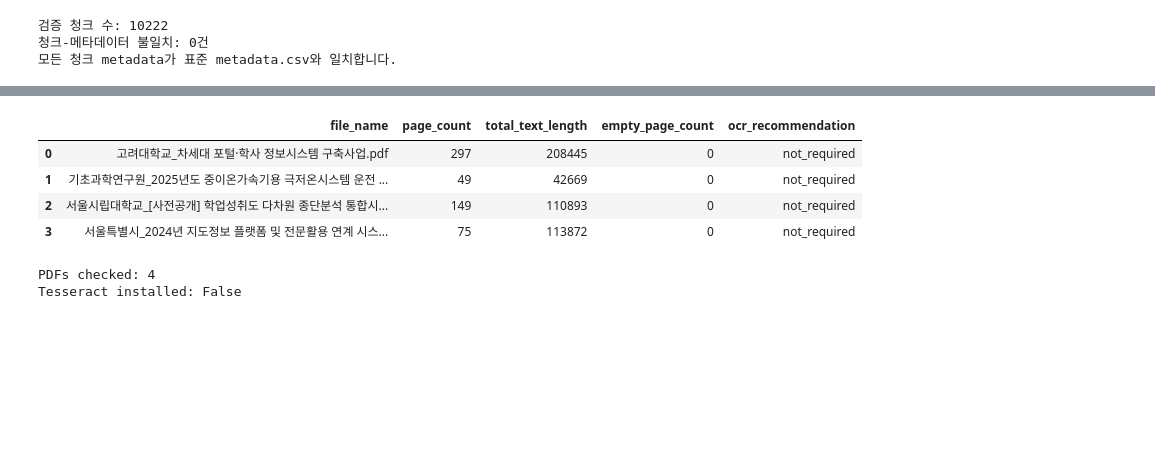
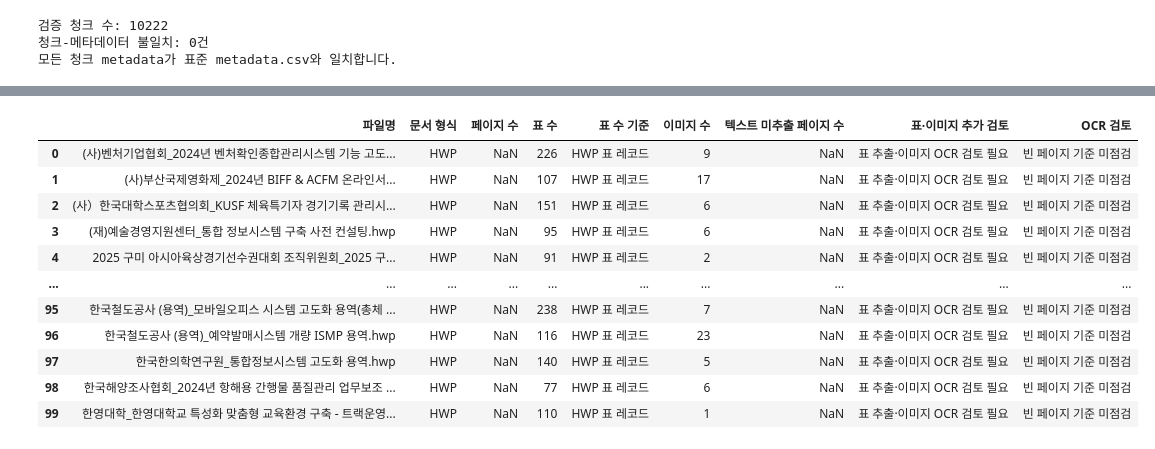
Before and after one commit to tjgh8167/sprint-ai-mid-project_team3, a Jupyter notebook: notebook/01_parser_chunker_test.ipynb, the cells around one changed output, grey strips where cells are left out. Drawn from its saved outputs; the diff is of its cells as text; code cells hidden in the pictures; blank space fills up the shorter version.

```diff
--- a/notebook/01_parser_chunker_test.ipynb
+++ b/notebook/01_parser_chunker_test.ipynb
@@ -172,13 +176,60 @@ Check each PDF for empty pages after normal text extraction. Empty pages are tre
 # %%
 import shutil
 
-from src.parser_chunker import inspect_pdf_text_extraction
+from src.parser_chunker import inspect_document_visual_content
 
-pdf_reports = [inspect_pdf_text_extraction(path) for path in sorted(raw_documents_path.glob('*.pdf'))]
-ocr_result = pd.DataFrame(pdf_reports)
-result_columns = ['file_name', 'page_count', 'total_text_length', 'empty_page_count', 'ocr_recommendation']
-display(ocr_result[result_columns])
+visual_reports = [
+    inspect_document_visual_content(path)
+    for path in sorted(raw_documents_path.iterdir())
+    if path.suffix.lower() in {'.pdf', '.hwp'}
+]
+visual_result = pd.DataFrame(visual_reports)
 
-print(f"PDFs checked: {len(ocr_result)}")
-print(f"Tesseract installed: {shutil.which('tesseract') is not None}")
+visual_display = visual_result[
+    [
+        'file_name',
+        'document_type',
+        'page_count',
+        'table_count',
+        'table_count_basis',
+        'image_count',
+        'empty_page_count',
+        'visual_content_recommendation',
+        'ocr_recommendation',
+    ]
+].copy()
+visual_display.columns = [
+    '파일명',
+    '문서 형식',
+    '페이지 수',
+    '표 수',
+    '표 수 기준',
+    '이미지 수',
+    '텍스트 미추출 페이지 수',
+    '표·이미지 추가 검토',
+    'OCR 검토',
+]
+visual_display['문서 형식'] = visual_display['문서 형식'].map({'pdf': 'PDF', 'hwp': 'HWP'})
+visual_display['표 수 기준'] = visual_display['표 수 기준'].map({
+    'pdf_table_candidate': 'PDF 표 후보',
+    'hwp_table_record': 'HWP 표 레코드',
+})
+visual_display['표·이미지 추가 검토'] = visual_display['표·이미지 추가 검토'].map({
+    'not_required': '추가 검토 불필요',
+    'table_extraction_review_required': '표 추출 검토 필요',
+    'image_ocr_review_required': '이미지 OCR 검토 필요',
+    'table_and_image_review_required': '표 추출·이미지 OCR 검토 필요',
+})
+visual_display['OCR 검토'] = visual_display['OCR 검토'].map({
+    'not_checked': '빈 페이지 기준 미점검',
+    'not_required': 'OCR 불필요',
+    'review_required': '추가 검토 필요',
+    'ocr_required': 'OCR 적용 검토 필요',
+})
+display(visual_display)
+
+print(f'확인한 문서 수: {len(visual_result)}개')
+print(f'PDF 수: {(visual_result["document_type"] == "pdf").sum()}개')
+print(f'HWP 수: {(visual_result["document_type"] == "hwp").sum()}개')
+print(f'Tesseract 설치 여부: {"설치됨" if shutil.which("tesseract") else "설치되지 않음"}')
 # %% [output]
@@ -185,7 +240,12 @@ print(f"Tesseract installed: {shutil.which('tesseract') is not None}")
-|  | file_name | page_count | total_text_length | empty_page_count | ocr_recommendation |
-| 0 | 고려대학교_차세대 포털·학사 정보시스템 구축사업.pdf | 297 | 208445 | 0 | not_required |
-| 1 | 기초과학연구원_2025년도 중이온가속기용 극저온시스템 운전 ... | 49 | 42669 | 0 | not_required |
-| 2 | 서울시립대학교_[사전공개] 학업성취도 다차원 종단분석 통합시... | 149 | 110893 | 0 | not_required |
-| 3 | 서울특별시_2024년 지도정보 플랫폼 및 전문활용 연계 시스... | 75 | 113872 | 0 | not_required |
+|  | 파일명 | 문서 형식 | 페이지 수 | 표 수 | 표 수 기준 | 이미지 수 | 텍스트 미추출 페이지 수 | 표·이미지 추가 검토 | OCR 검토 |
+| 0 | (사)벤처기업협회_2024년 벤처확인종합관리시스템 기능 고도... | HWP | NaN | 226 | HWP 표 레코드 | 9 | NaN | 표 추출·이미지 OCR 검토 필요 | 빈 페이지 기준 미점검 |
+| 1 | (사)부산국제영화제_2024년 BIFF & ACFM 온라인서... | HWP | NaN | 107 | HWP 표 레코드 | 17 | NaN | 표 추출·이미지 OCR 검토 필요 | 빈 페이지 기준 미점검 |
+| 2 | (사）한국대학스포츠협의회_KUSF 체육특기자 경기기록 관리시... | HWP | NaN | 151 | HWP 표 레코드 | 6 | NaN | 표 추출·이미지 OCR 검토 필요 | 빈 페이지 기준 미점검 |
+| 3 | (재)예술경영지원센터_통합 정보시스템 구축 사전 컨설팅.hwp | HWP | NaN | 95 | HWP 표 레코드 | 6 | NaN | 표 추출·이미지 OCR 검토 필요 | 빈 페이지 기준 미점검 |
+| 4 | 2025 구미 아시아육상경기선수권대회 조직위원회_2025 구... | HWP | NaN | 91 | HWP 표 레코드 | 2 | NaN | 표 추출·이미지 OCR 검토 필요 | 빈 페이지 기준 미점검 |
+| ... | ... | ... | ... | ... | ... | ... | ... | ... | ... |
+| 95 | 한국철도공사 (용역)_모바일오피스 시스템 고도화 용역(총체 ... | HWP | NaN | 238 | HWP 표 레코드 | 7 | NaN | 표 추출·이미지 OCR 검토 필요 | 빈 페이지 기준 미점검 |
+| 96 | 한국철도공사 (용역)_예약발매시스템 개량 ISMP 용역.hwp | HWP | NaN | 116 | HWP 표 레코드 | 23 | NaN | 표 추출·이미지 OCR 검토 필요 | 빈 페이지 기준 미점검 |
+| 97 | 한국한의학연구원_통합정보시스템 고도화 용역.hwp | HWP | NaN | 140 | HWP 표 레코드 | 5 | NaN | 표 추출·이미지 OCR 검토 필요 | 빈 페이지 기준 미점검 |
+| 98 | 한국해양조사협회_2024년 항해용 간행물 품질관리 업무보조 ... | HWP | NaN | 77 | HWP 표 레코드 | 6 | NaN | 표 추출·이미지 OCR 검토 필요 | 빈 페이지 기준 미점검 |
+| 99 | 한영대학_한영대학교 특성화 맞춤형 교육환경 구축 - 트랙운영... | HWP | NaN | 110 | HWP 표 레코드 | 1 | NaN | 표 추출·이미지 OCR 검토 필요 | 빈 페이지 기준 미점검 |
-PDFs checked: 4
-Tesseract installed: False
```
Also changed, not shown: parts of 3 cells of this notebook, 2 other files.
